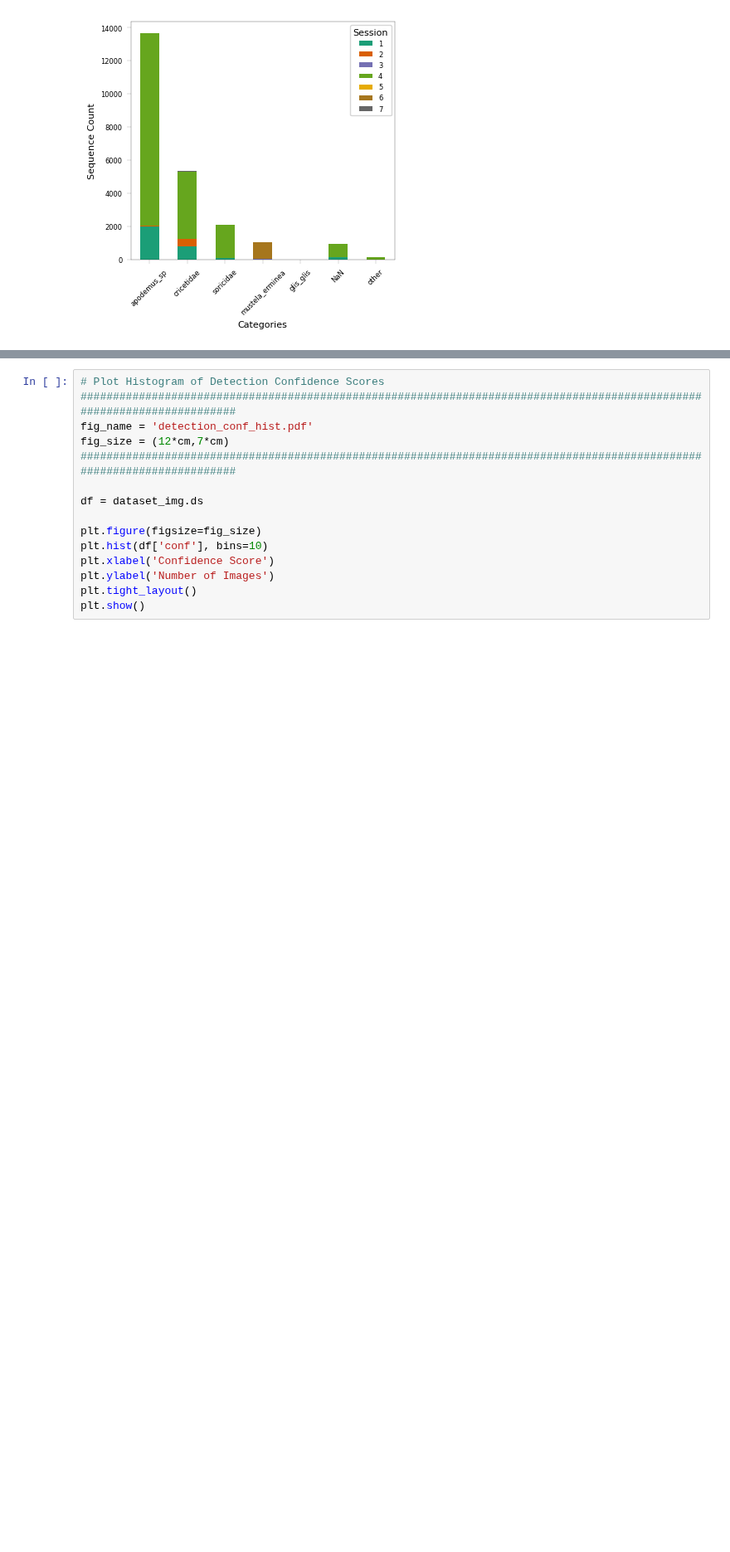
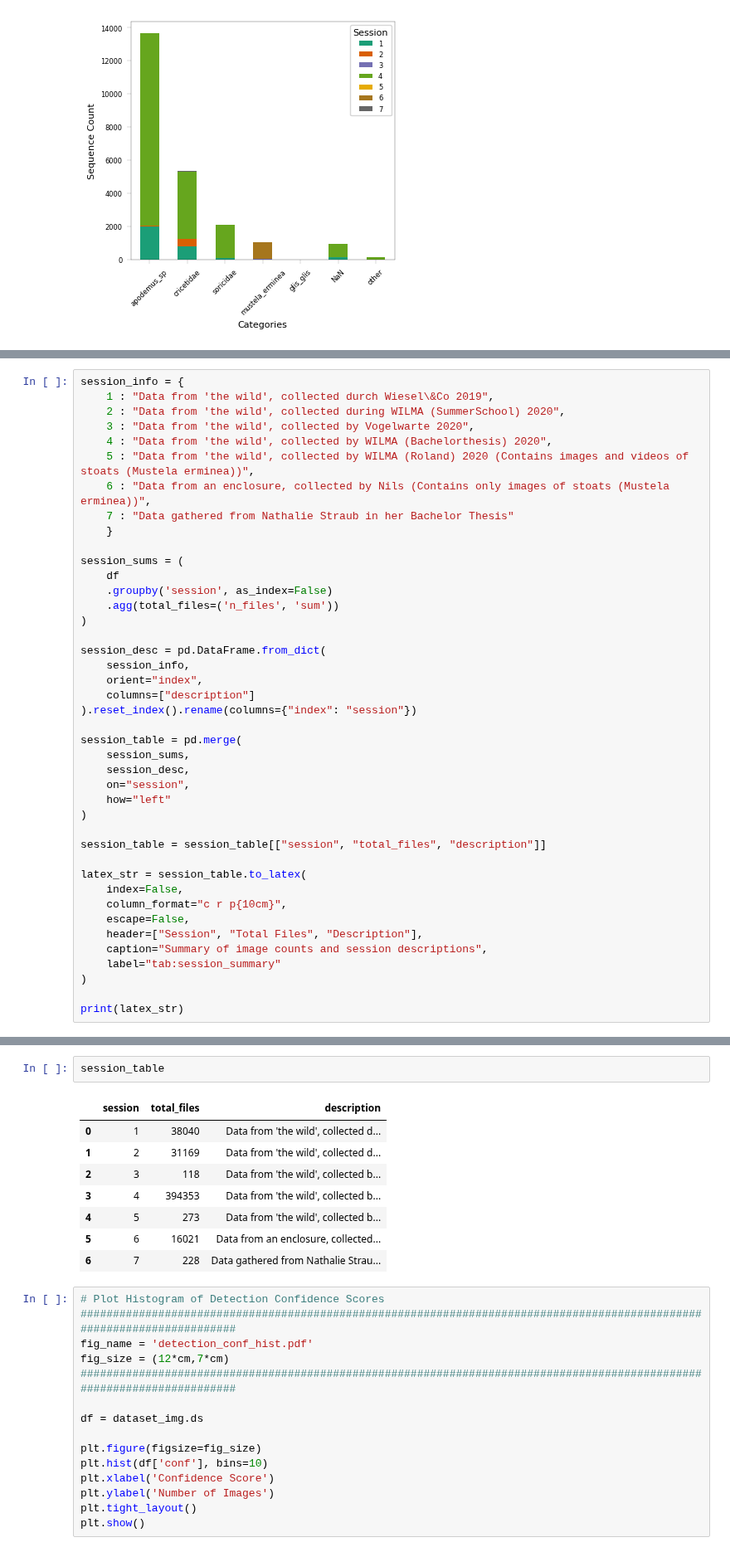
Before and after one commit to juliankraft/BachelorThesis, a Jupyter notebook: code/eval/analyze_dataset.ipynb, the cells around one changed output, grey strips where cells are left out. Shown at 83% size. Drawn from its saved outputs; the diff is of its cells as text; blank space fills up the shorter version.

Commit message:
content: session info table

```diff
--- a/code/eval/analyze_dataset.ipynb
+++ b/code/eval/analyze_dataset.ipynb
@@ -119,0 +148,42 @@ plt.show()
+# %%
+session_info = {
+    1 : "Data from 'the wild', collected durch Wiesel\&Co 2019",
+    2 : "Data from 'the wild', collected during WILMA (SummerSchool) 2020",
+    3 : "Data from 'the wild', collected by Vogelwarte 2020",
+    4 : "Data from 'the wild', collected by WILMA (Bachelorthesis) 2020",
+    5 : "Data from 'the wild', collected by WILMA (Roland) 2020 (Contains images and videos of stoats (Mustela erminea))",
+    6 : "Data from an enclosure, collected by Nils (Contains only images of stoats (Mustela erminea))",
+    7 : "Data gathered from Nathalie Straub in her Bachelor Thesis"
+    }
+
+session_sums = (
+    df
+    .groupby('session', as_index=False)
+    .agg(total_files=('n_files', 'sum'))
+)
+
+session_desc = pd.DataFrame.from_dict(
+    session_info,
+    orient="index",
+    columns=["description"]
+).reset_index().rename(columns={"index": "session"})
+
+session_table = pd.merge(
+    session_sums,
+    session_desc,
+    on="session",
+    how="left"
+)
+
+session_table = session_table[["session", "total_files", "description"]]
+
+latex_str = session_table.to_latex(
+    index=False,
+    column_format="c r p{10cm}",
+    escape=False,
+    header=["Session", "Total Files", "Description"],
+    caption="Summary of image counts and session descriptions",
+    label="tab:session_summary"
+)
+
+print(latex_str)
@@ -120,3 +208,14 @@ plt.show()
+# %%
+session_table
+# %% [output]
+|  | session | total_files | description |
+| 0 | 1 | 38040 | Data from 'the wild', collected d... |
+| 1 | 2 | 31169 | Data from 'the wild', collected d... |
+| 2 | 3 | 118 | Data from 'the wild', collected b... |
+| 3 | 4 | 394353 | Data from 'the wild', collected b... |
+| 4 | 5 | 273 | Data from 'the wild', collected b... |
+| 5 | 6 | 16021 | Data from an enclosure, collected... |
+| 6 | 7 | 228 | Data gathered from Nathalie Strau... |
 # %%
 # Plot Histogram of Detection Confidence Scores
 ########################################################################################################################
```
Also changed, not shown: parts of 2 cells of this notebook, 2 other files.
